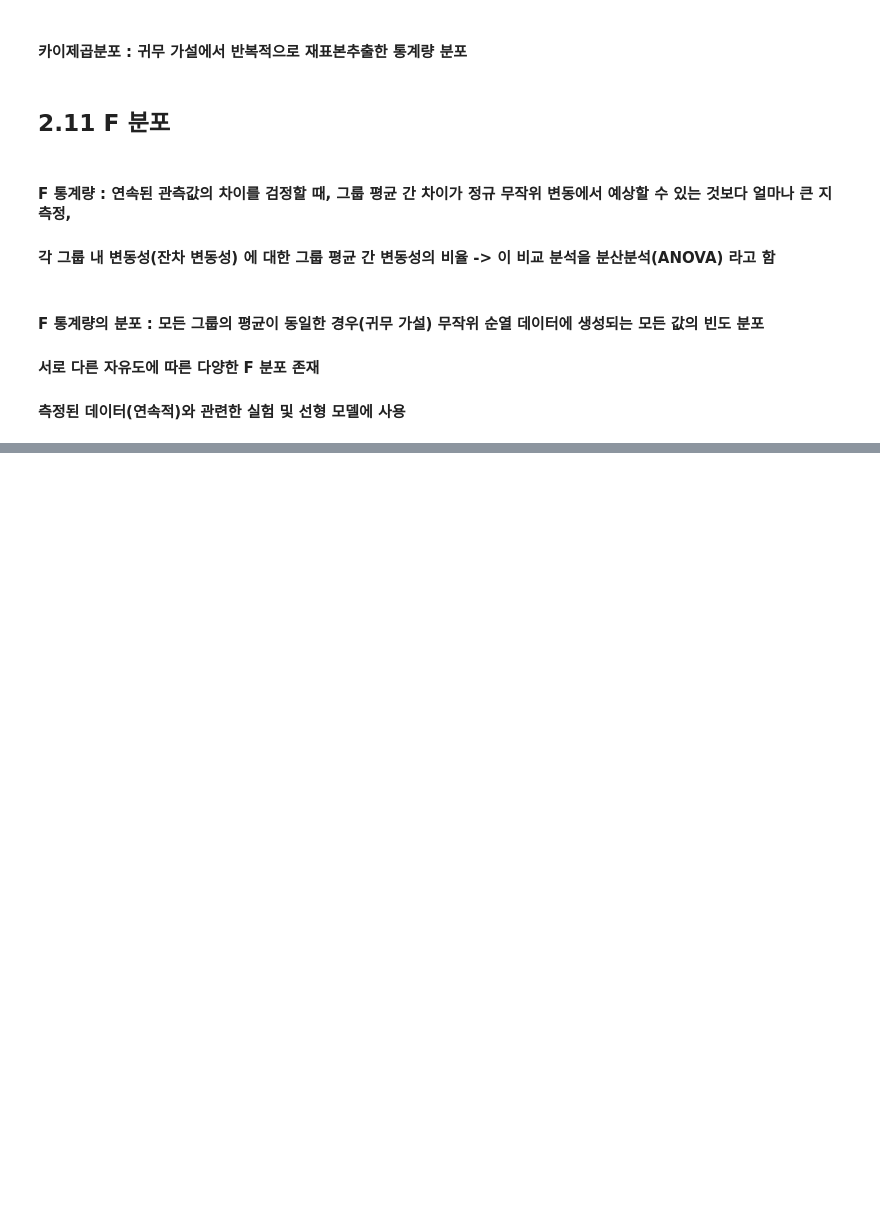
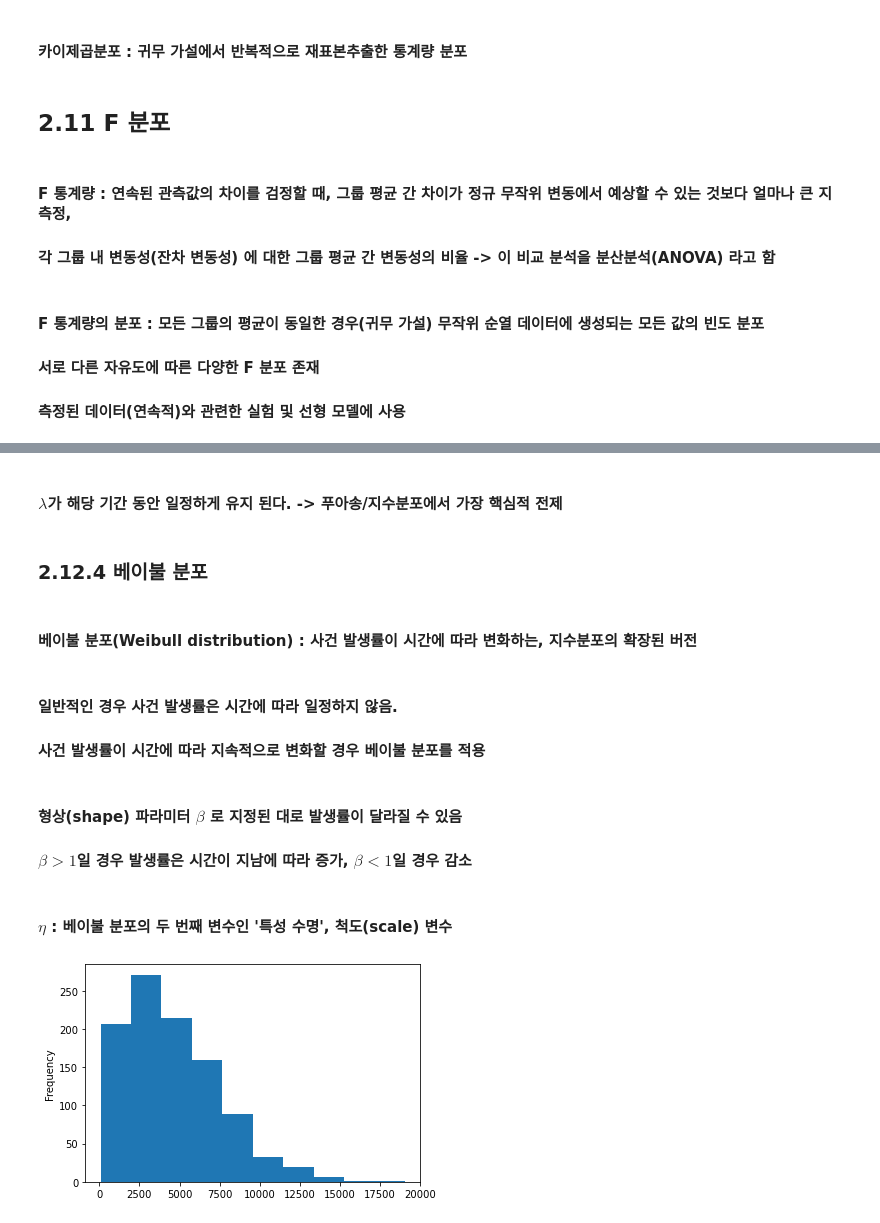
Before and after one commit to Minah-Seong/Practical-Statistics, a Jupyter notebook: 2_데이터와 표본분포.ipynb, the cells around one changed output, grey strips where cells are left out. Saved outputs shown, nothing was run; the diff lists cells and outputs as text; code cells hidden in the pictures; blank space fills up the shorter version.

```diff
--- a/2_데이터와 표본분포.ipynb
+++ b/2_데이터와 표본분포.ipynb
@@ -290,0 +330,23 @@ stats.binom.cdf(2, n=5, p=0.1)
+# %% [markdown]
+#### $\lambda$가 해당 기간 동안 __일정하게 유지__ 된다. -> 푸아송/지수분포에서 가장 핵심적 전제
+# %% [markdown]
+### __2.12.4 베이불 분포__
+# %% [markdown]
+#### __베이불 분포(Weibull distribution)__ : 사건 발생률이 시간에 따라 변화하는, 지수분포의 확장된 버전
+# %% [markdown]
+#### 일반적인 경우 사건 발생률은 시간에 따라 일정하지 않음.
+#### 사건 발생률이 시간에 따라 __지속적으로 변화할 경우__ 베이불 분포를 적용
+# %% [markdown]
+#### __형상(shape) 파라미터 $\beta$__ 로 지정된 대로 발생률이 달라질 수 있음
+#### $\beta > 1$일 경우 발생률은 시간이 지남에 따라 증가, $\beta < 1$일 경우 감소
+# %% [markdown]
+#### __$\eta$__ : 베이불 분포의 두 번째 변수인 __'특성 수명'__, __척도(scale) 변수__
+# %%
+# 1.5 형상 파라미터, 5000의 특성 수명을 갖는 베이블 분포에서 난수 100개 생성
+
+wei = stats.weibull_min.rvs(1.5, scale=5000, size=1000)
+
+pd.Series(wei).plot.hist()
+plt.show()
+# %% [output]
+[figure, added]
```
Also changed, not shown: parts of 9 cells of this notebook.
